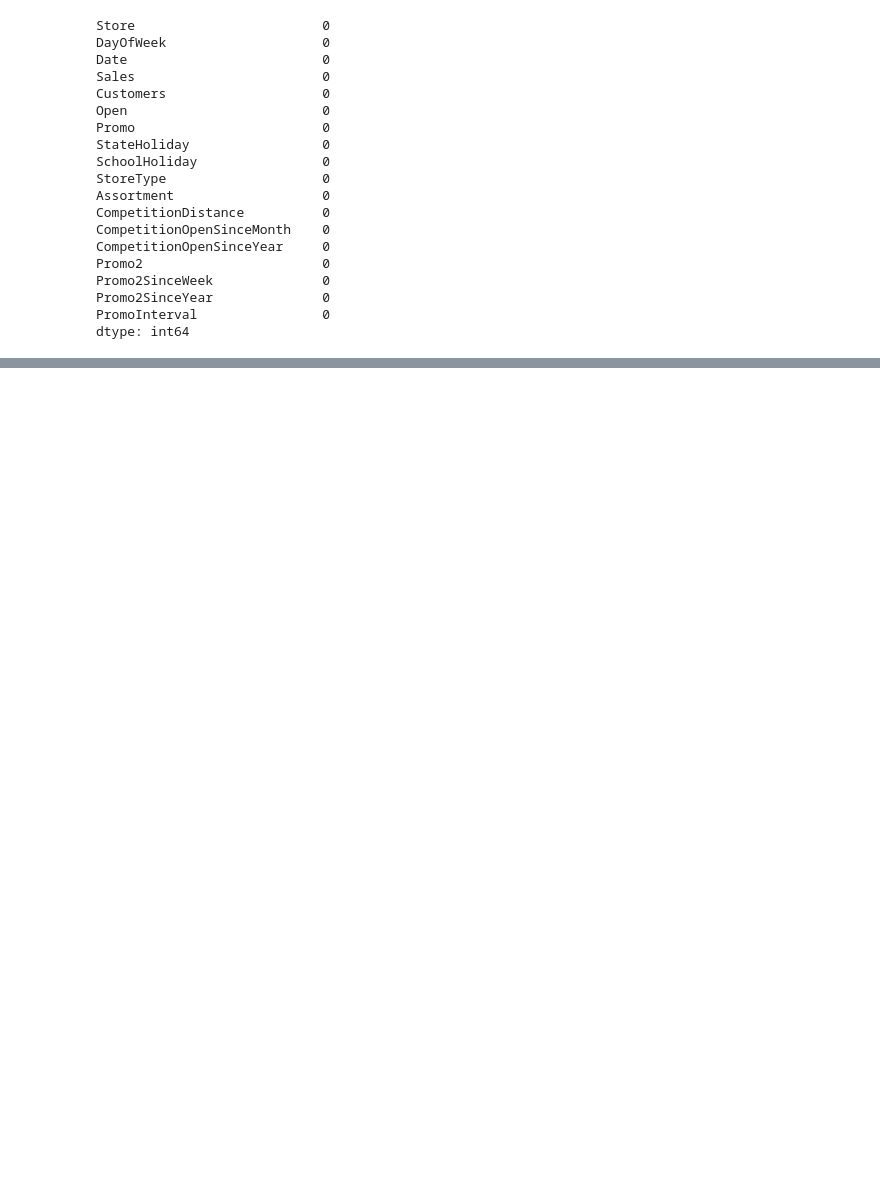
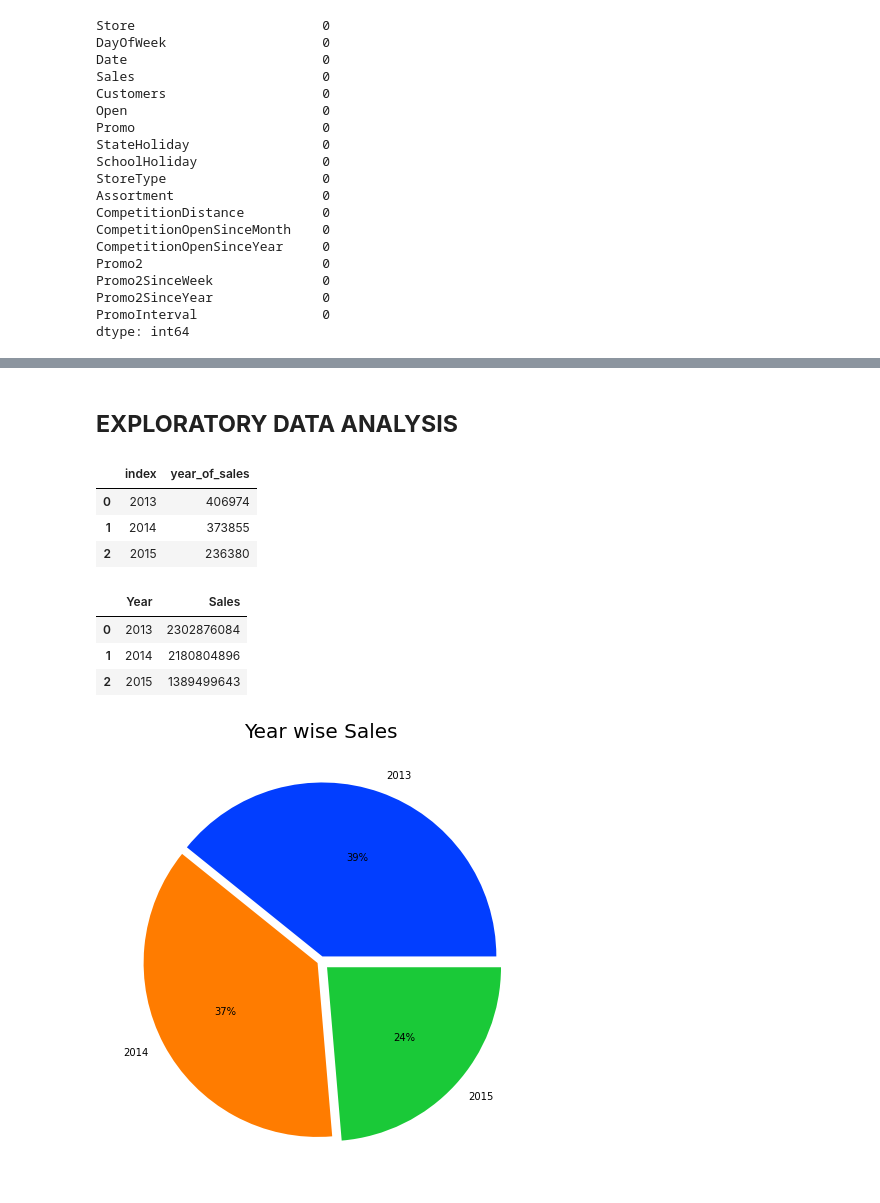
Before and after one commit to Ashwinprocodes/Rossmann-Sales-Prediction, a Jupyter notebook: pr_Rossmann_Sales_Prediction_Capstone_Project.ipynb, the cells around one changed output, grey strips where cells are left out. Cells and saved outputs as stored; diff of their text form; code cells hidden in the pictures; blank space fills up the shorter version.

```diff
--- a/pr_Rossmann_Sales_Prediction_Capstone_Project.ipynb
+++ b/pr_Rossmann_Sales_Prediction_Capstone_Project.ipynb
@@ -361,3 +363,17 @@ Promo2SinceWeek              0
 Promo2SinceYear              0
 PromoInterval                0
 dtype: int64
+# %%
+#creating new colums of day, month and year from existing Date column
+
+mdf12['Date'] = pd.to_datetime(mdf12['Date'])
+mdf12['Promo2SinceYear']= pd.to_datetime(mdf12['Promo2SinceYear'])
+
+mdf12['month_of_sales'] =  mdf12['Date'].dt.month.astype(int)
+mdf12['day_of_sales'] =  mdf12['Date'].dt.day.astype(int)
+mdf12['year_of_sales'] =  mdf12['Date'].dt.year
+
+mdf12['Promo2SinceYear'] =  mdf12['Promo2SinceYear'].dt.year.astype(int)
+# %%
+#Deleting the date column from mdf12
+mdf12.drop('Date',inplace=True,axis=1)
@@ -363,0 +390,30 @@ dtype: int64
+# %% [markdown]
+## **EXPLORATORY DATA ANALYSIS**
+# %%
+#counting year wise sales
+mdf12['year_of_sales'].value_counts().reset_index()
+# %% [output]
+|  | index | year_of_sales |
+| 0 | 2013 | 406974 |
+| 1 | 2014 | 373855 |
+| 2 | 2015 | 236380 |
+# %%
+# relation between year of sales and total sales
+a_year_of_sales=mdf12.groupby(['year_of_sales'])['Sales'].sum().reset_index().rename(columns={'year_of_sales': 'Year'})
+# %%
+a_year_of_sales
+# %% [output]
+|  | Year | Sales |
+| 0 | 2013 | 2302876084 |
+| 1 | 2014 | 2180804896 |
+| 2 | 2015 | 1389499643 |
+# %%
+#Ploting pie chart year wise sales
+
+plt.figure(figsize=(10,8))                                          #setting fig size
+plt.title('Year wise Sales',size = 20)                              # giving title name
+explode = [0.03,0.02,0.05,]
+colors = sns.color_palette('bright')                               # Seaborn color palette to plot pie chart
+plt.pie(a_year_of_sales.Sales, labels=a_year_of_sales.Year, colors=colors,autopct='%.0f%%',explode = explode);
+# %% [output]
+[figure, added]
```
Also changed, not shown: parts of 9 cells of this notebook.
